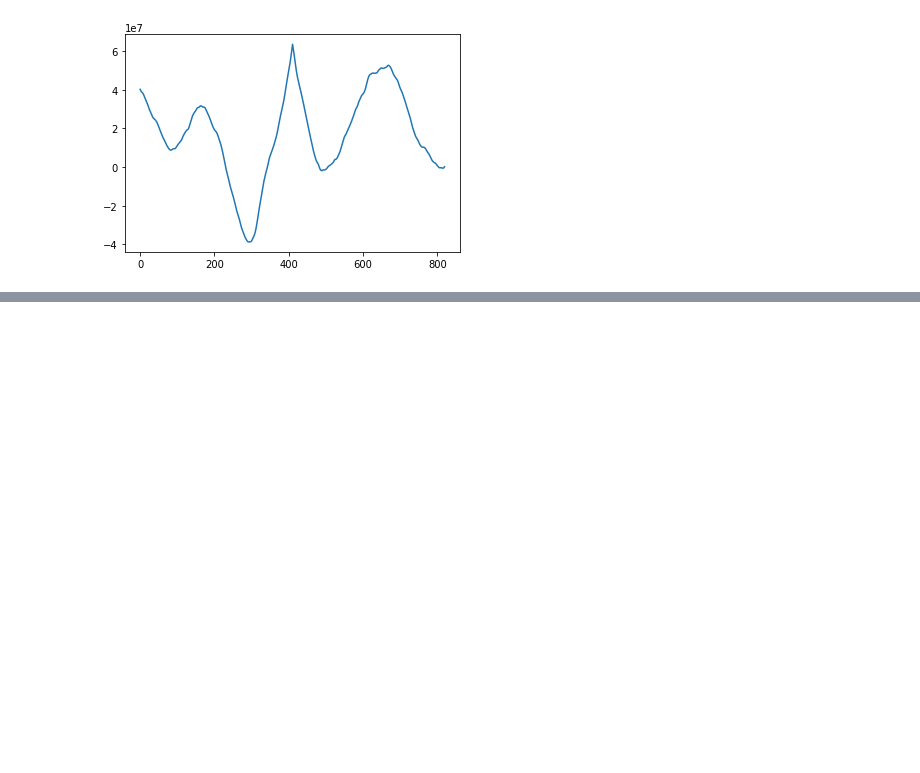
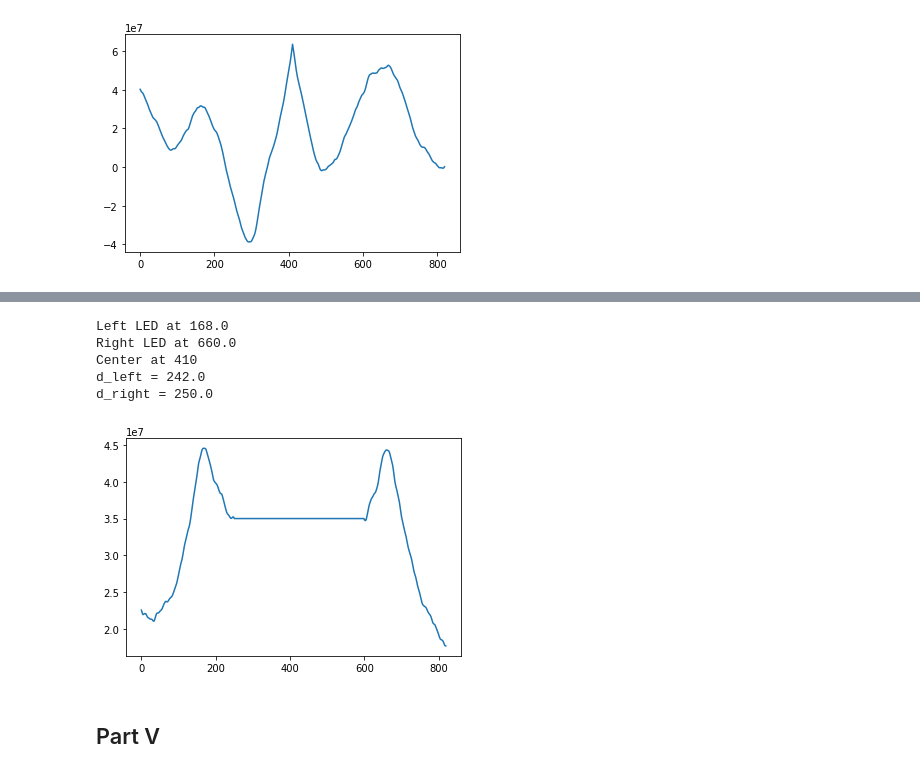
Before and after one commit to olivierleblanc/diffusercam, a Jupyter notebook: bernat/optimitzation02.ipynb, the cells around one changed output, grey strips where cells are left out. Drawn from its saved outputs; the diff is of its cells as text; code cells hidden in the pictures; blank space fills up the shorter version.

```diff
--- a/bernat/optimitzation02.ipynb
+++ b/bernat/optimitzation02.ipynb
@@ -274,0 +356,30 @@ d_right = 258.0
+# %%
+#Optimization:
+center_pos=math.floor(len(led_curve)/2)
+
+led_left_value=np.amax(led_curve[100:300])
+led_left_pos,=np.where(led_curve[100:300]==led_left_value)
+led_left_pos=float(led_left_pos)+100
+
+
+led_right_value=np.amax(led_curve[500:800])
+led_right_pos,=np.where(led_curve[500:800]==led_right_value)
+led_right_pos=float(led_right_pos)+500
+
+print('Left LED at',led_left_pos)
+print('Right LED at',led_right_pos)
+print('Center at',center_pos)
+print('d_left =',center_pos-led_left_pos)
+print('d_right =',led_right_pos-center_pos)
+
+plt.plot(led_curve)
+plt.show()
+# %% [output]
+Left LED at 168.0
+Right LED at 660.0
+Center at 410
+d_left = 242.0
+d_right = 250.0
+[figure, added]
+# %% [markdown]
+## Part V
```
Also changed, not shown: parts of 8 cells of this notebook, 1 other file.
